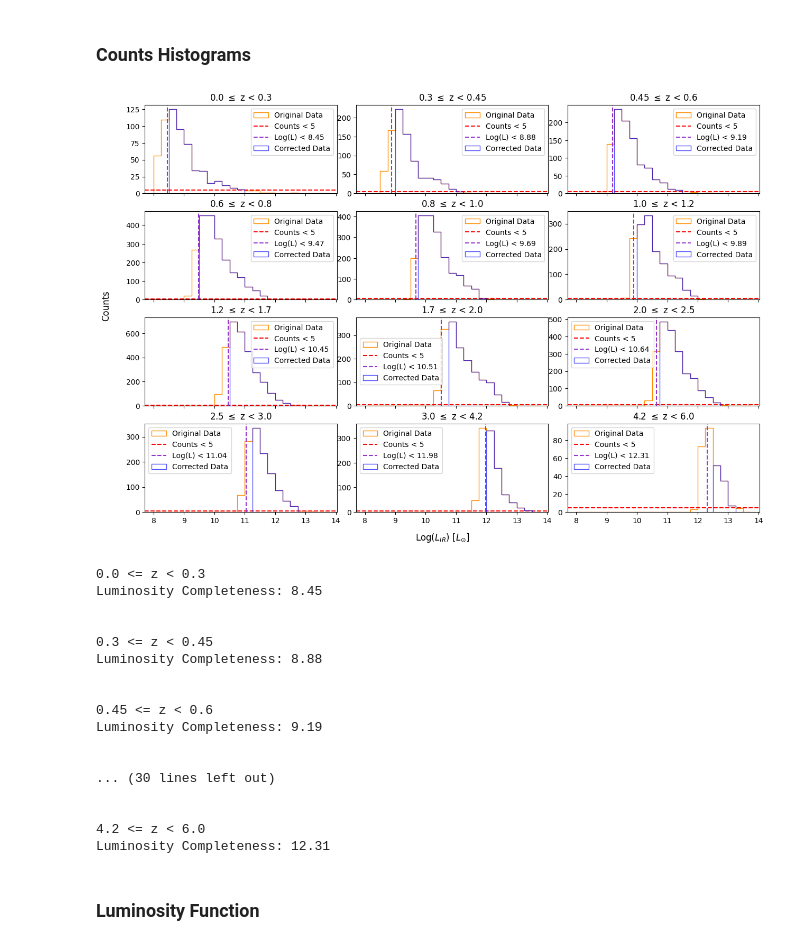
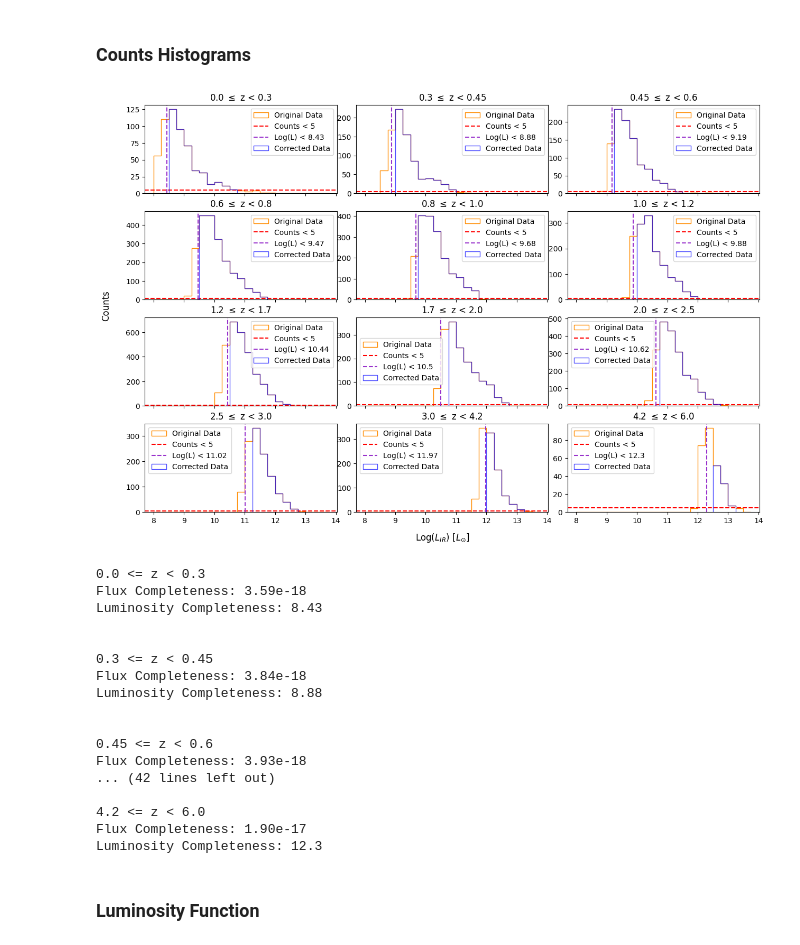
Before and after one commit to daniel-lyon/MPhil-Code, a Jupyter notebook: LUMFUNCS/vmax_bolometric.ipynb, the cells around one changed output. Drawn from its saved outputs; the diff is of its cells as text; code cells hidden in the pictures.

```diff
--- a/LUMFUNCS/vmax_bolometric.ipynb
+++ b/LUMFUNCS/vmax_bolometric.ipynb
@@ -65,30 +70,9 @@ df = df[(df['zpk'] >= redshift_bins[0][0]) & (df['zpk'] <= redshift_bins[-1][1])
 # %% [markdown]
 ### Quiescent vs Starforming
 # %%
-CDFS_flux = '../DATA/ZFOURGE/CDFS/CDFS_FLUX.tsv'
-COSMOS_flux = '../DATA/ZFOURGE/COSMOS/COSMOS_FLUX.tsv'
-UDS_flux = '../DATA/ZFOURGE/UDS/UDS_FLUX.tsv'
-
-def read_flux(filename, skiprows):
-    data = pd.read_csv(filename, sep='\t', skiprows=skiprows, dtype=object)
-    df = pd.DataFrame(data)
-    df = df.iloc[2:]
-    df = df.apply(pd.to_numeric, errors='coerce')
-    return df
-
-CDFS_flux = read_flux(CDFS_flux, skiprows=117)
-COSMOS_flux = read_flux(COSMOS_flux, skiprows=65)
-UDS_flux = read_flux(UDS_flux, skiprows=68)
-uvj = pd.concat([CDFS_flux, COSMOS_flux, UDS_flux], ignore_index=True)
-
-uvj['Use'] = use_mask
-uvj['LIR'] = LIR_mask
-uvj = uvj[uvj['Use'] == 1]
-uvj = uvj[uvj['LIR'] > 0]
-
-U = uvj['FU'] # uJy
-V = uvj['FV'] # uJy
-J = uvj['FJ'] # uJy
+U = df['FU'] # uJy
+V = df['FV'] # uJy
+J = df['FJ'] # uJy
 
 U_ab = 25 - 2.5*np.log10(U) # apparent magnitude -> AB magnitude
 V_ab = 25 - 2.5*np.log10(V) # apparent magnitude -> AB magnitude
@@ -101,8 +85,8 @@ mask_q = (U_V > 1.3) & (V_J < 1.6) & (U_V > 0.88*V_J+0.59)
 print(f'Quiescent: {mask_q.sum()}')
 print(f'Star-forming: {len(U_V) - mask_q.sum()}')
 
-df = df[mask_q] # 1,573 - quiescent
-# df = df[~mask_q] # 21,424 - star-forming
+df = df[mask_q] # 1,502 - quiescent
+# df = df[~mask_q] # 20,942 - star-forming
 
 plt.scatter(V_J[mask_q], U_V[mask_q], s=1, label='Quiescent', color='red')
 plt.scatter(V_J[~mask_q], U_V[~mask_q], s=1, label='Star-forming', color='blue')
@@ -344,52 +328,53 @@ for (z_start, z_end), (vol, lum), ax, min_l in zip(redshift_bins, all_data, axes
 
     b = b[1:][c_mask] # this [1:] removes the first bin edge which is impacted by the mask (would be a fraction of the bin width)
     centers = centers[c_mask]
     c = c[c_mask]
 
     # Plot the mask cutoff
     ax.axhline(min_count, color='red', linestyle='--', label=f'Counts < {min_count}')
     ax.axvline(np.log10(min_l), color='darkorchid', linestyle='--', label=f'Log(L) < {round(np.log10(min_l), 2)}')
     ax.set_title(f'{z_start} $\leq$ z < {z_end}')
 
     # Skip if there are no bins
     if len(c) == 0:
         ax.legend()
         bin_edges.append([])
         continue
 
     # Plot the new, corrected data
     ax.hist(centers, b, weights=c, histtype='step', label='Corrected Data', color='blue', alpha=0.7)
     ax.legend()
     bin_edges.append(b)
 
 fig.supylabel('Counts', x=0.07)
 fig.supxlabel('Log($L_{IR}$) [$L_{\odot}$]', y=0.05)
 plt.subplots_adjust(hspace=0.2, wspace=0.1)
 plt.show()
 
-for min_l, (z_start, z_end) in zip(min_ls, redshift_bins):
+for min_l, (z_start, z_end), f_lim in zip(min_ls, redshift_bins, F_lims):
     print(f'{z_start} <= z < {z_end}')
+    print(f'Flux Completeness: {f_lim:.2e}')
     print(f'Luminosity Completeness: {np.round(np.log10(min_l), 2)}')
     print('\n')
 # %% [output]
-[figure, old version]
+[figure, new version]
 0.0 <= z < 0.3
-Luminosity Completeness: 8.45
+Flux Completeness: 3.59e-18
+Luminosity Completeness: 8.43
 
 
 0.3 <= z < 0.45
+Flux Completeness: 3.84e-18
 Luminosity Completeness: 8.88
 
 
 0.45 <= z < 0.6
-Luminosity Completeness: 9.19
-
-
-... (30 lines left out)
-
+Flux Completeness: 3.93e-18
+... (42 lines left out)
 
 4.2 <= z < 6.0
-Luminosity Completeness: 12.31
+Flux Completeness: 1.90e-17
+Luminosity Completeness: 12.3
 # %% [markdown]
 ### Luminosity Function
 # %%
```
Also changed, not shown: parts of 12 cells of this notebook, 1 other file.
